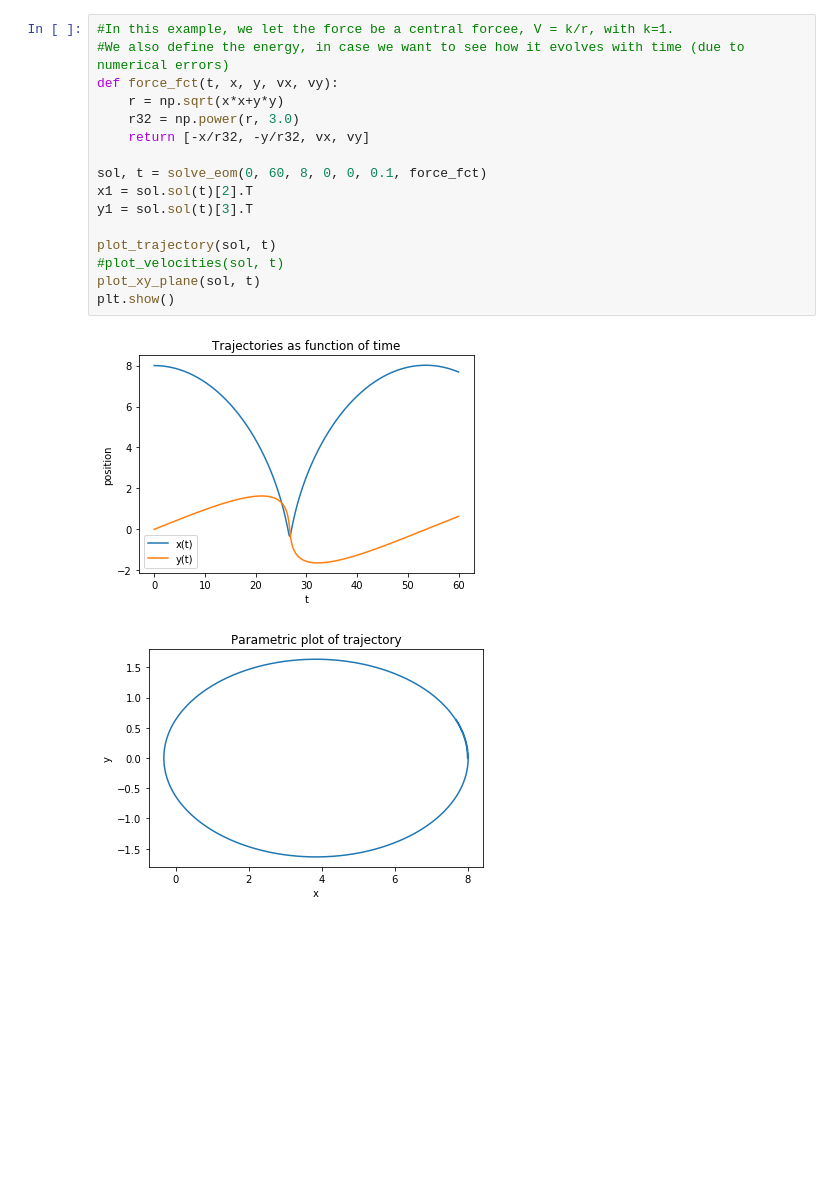
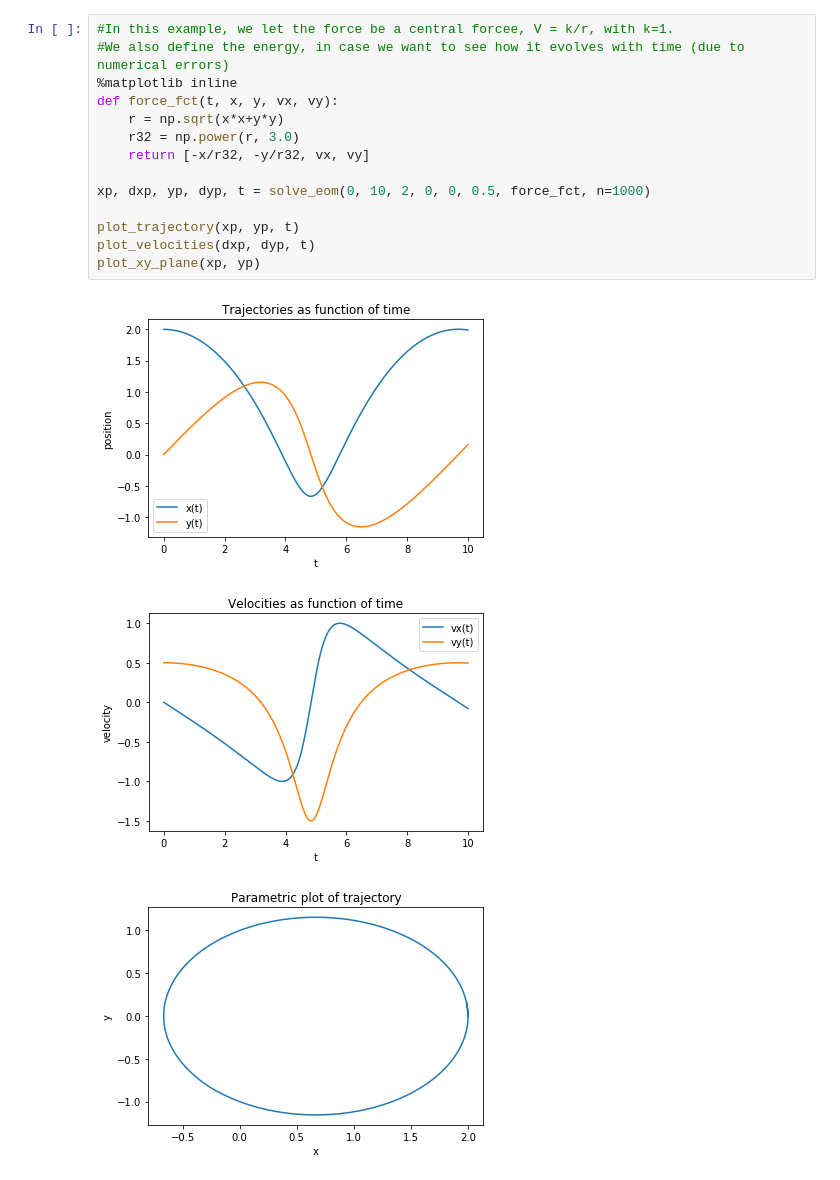
Before and after one commit to MarcBarroso/Numerical_exercise, a Jupyter notebook: numerical.ipynb, the cells around one changed output. Saved outputs shown, nothing was run; the diff lists cells and outputs as text; blank space fills up the shorter version.

```diff
--- a/numerical.ipynb
+++ b/numerical.ipynb
@@ -7,19 +30,18 @@ from num_sol_plot import *
 # %%
 #In this example, we let the force be a central forcee, V = k/r, with k=1.
 #We also define the energy, in case we want to see how it evolves with time (due to numerical errors)
+%matplotlib inline
 def force_fct(t, x, y, vx, vy):
     r = np.sqrt(x*x+y*y)
     r32 = np.power(r, 3.0)
     return [-x/r32, -y/r32, vx, vy]
 
-sol, t = solve_eom(0, 60, 8, 0, 0, 0.1, force_fct)
-x1 = sol.sol(t)[2].T
-y1 = sol.sol(t)[3].T
+xp, dxp, yp, dyp, t = solve_eom(0, 10, 2, 0, 0, 0.5, force_fct, n=1000)
 
-plot_trajectory(sol, t)
-#plot_velocities(sol, t)
-plot_xy_plane(sol, t)
-plt.show()
+plot_trajectory(xp, yp, t)
+plot_velocities(dxp, dyp, t)
+plot_xy_plane(xp, yp)
 # %% [output]
-[figure, old version]
+[figure, new version]
-[figure, old version]
+[figure, new version]
+[figure, added]
```
Also changed, not shown: parts of 23 cells of this notebook.
